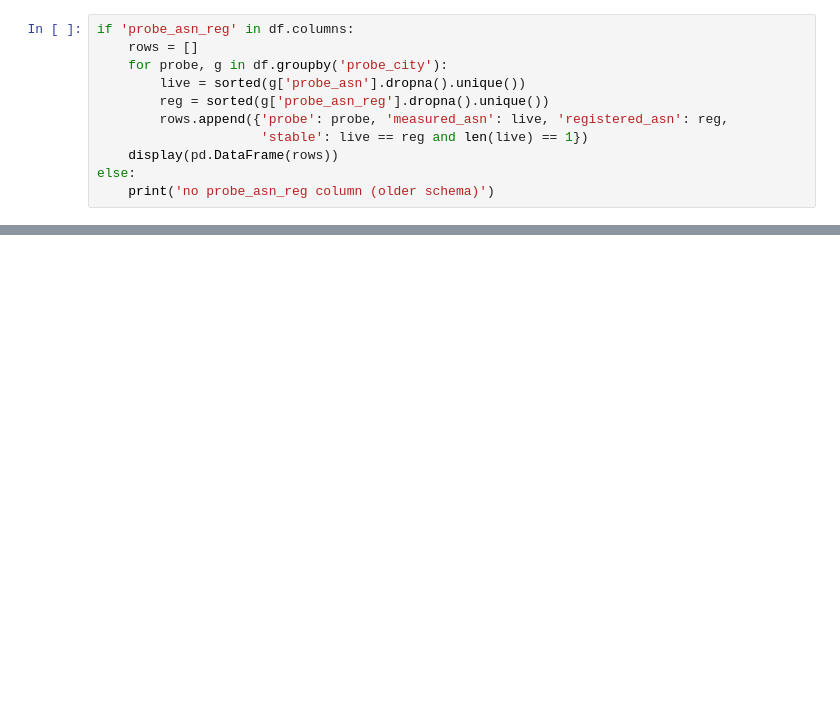
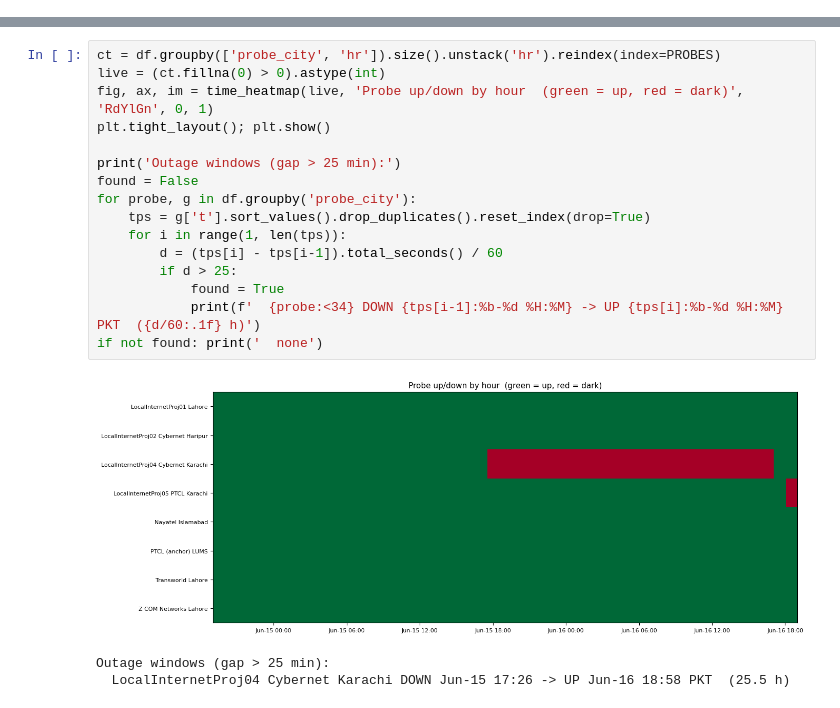
Before and after one commit to msaqib/pkinternet, a Jupyter notebook: findings/03_longitudinal_routing_48h.ipynb, the cells around one changed output, grey strips where cells are left out. Cells and saved outputs as stored; diff of their text form; blank space fills up the shorter version.

```diff
--- a/findings/03_longitudinal_routing_48h.ipynb
+++ b/findings/03_longitudinal_routing_48h.ipynb
@@ -214,11 +0,0 @@ switched ISP during the run (useful because two probes share AS9541 and two AS17
-# %%
-if 'probe_asn_reg' in df.columns:
-    rows = []
-    for probe, g in df.groupby('probe_city'):
-        live = sorted(g['probe_asn'].dropna().unique())
-        reg = sorted(g['probe_asn_reg'].dropna().unique())
-        rows.append({'probe': probe, 'measured_asn': live, 'registered_asn': reg,
-                     'stable': live == reg and len(live) == 1})
-    display(pd.DataFrame(rows))
-else:
-    print('no probe_asn_reg column (older schema)')
@@ -234,0 +83,20 @@ else:
+# %%
+ct = df.groupby(['probe_city', 'hr']).size().unstack('hr').reindex(index=PROBES)
+live = (ct.fillna(0) > 0).astype(int)
+fig, ax, im = time_heatmap(live, 'Probe up/down by hour  (green = up, red = dark)', 'RdYlGn', 0, 1)
+plt.tight_layout(); plt.show()
+
+print('Outage windows (gap > 25 min):')
+found = False
+for probe, g in df.groupby('probe_city'):
+    tps = g['t'].sort_values().drop_duplicates().reset_index(drop=True)
+    for i in range(1, len(tps)):
+        d = (tps[i] - tps[i-1]).total_seconds() / 60
+        if d > 25:
+            found = True
+            print(f'  {probe:<34} DOWN {tps[i-1]:%b-%d %H:%M} -> UP {tps[i]:%b-%d %H:%M} PKT  ({d/60:.1f} h)')
+if not found: print('  none')
+# %% [output]
+[figure, added]
+Outage windows (gap > 25 min):
+  LocalInternetProj04 Cybernet Karachi DOWN Jun-15 17:26 -> UP Jun-16 18:58 PKT  (25.5 h)
```
Also changed, not shown: parts of 38 cells of this notebook.
